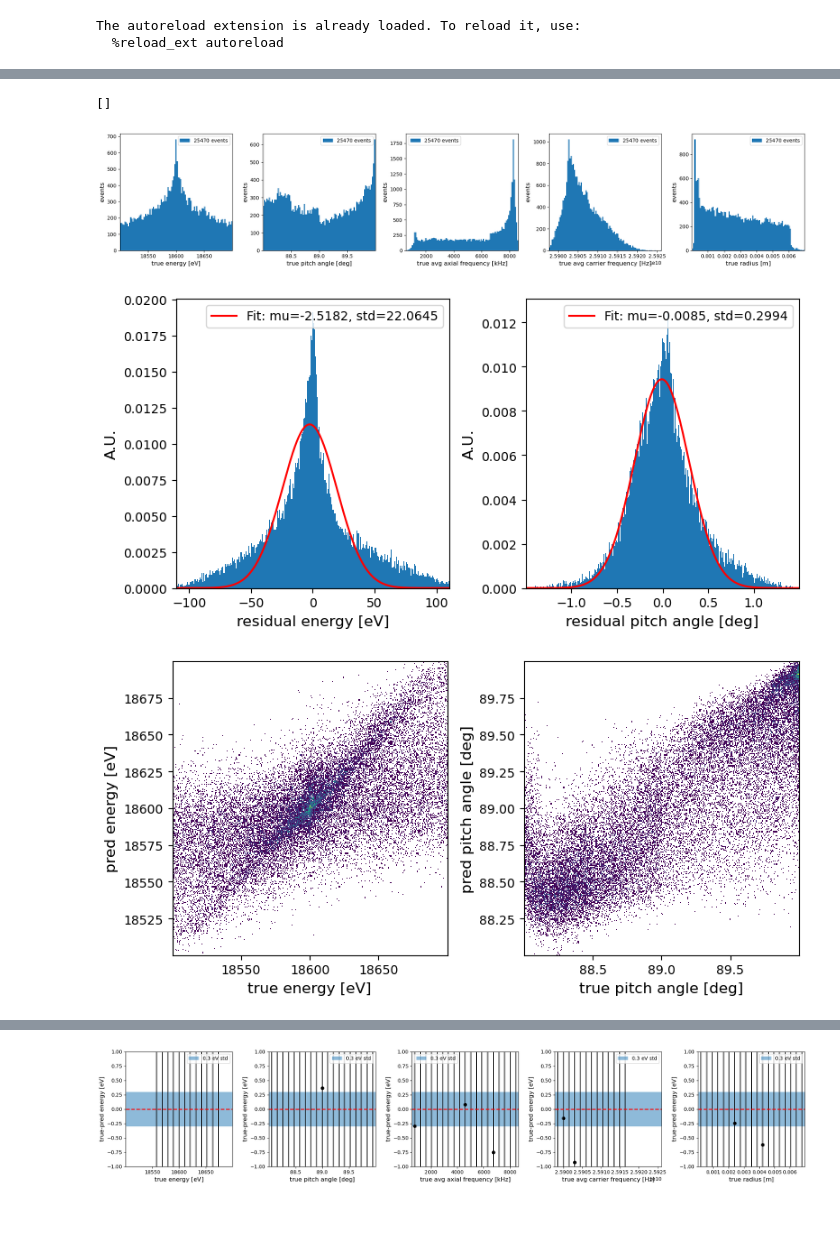
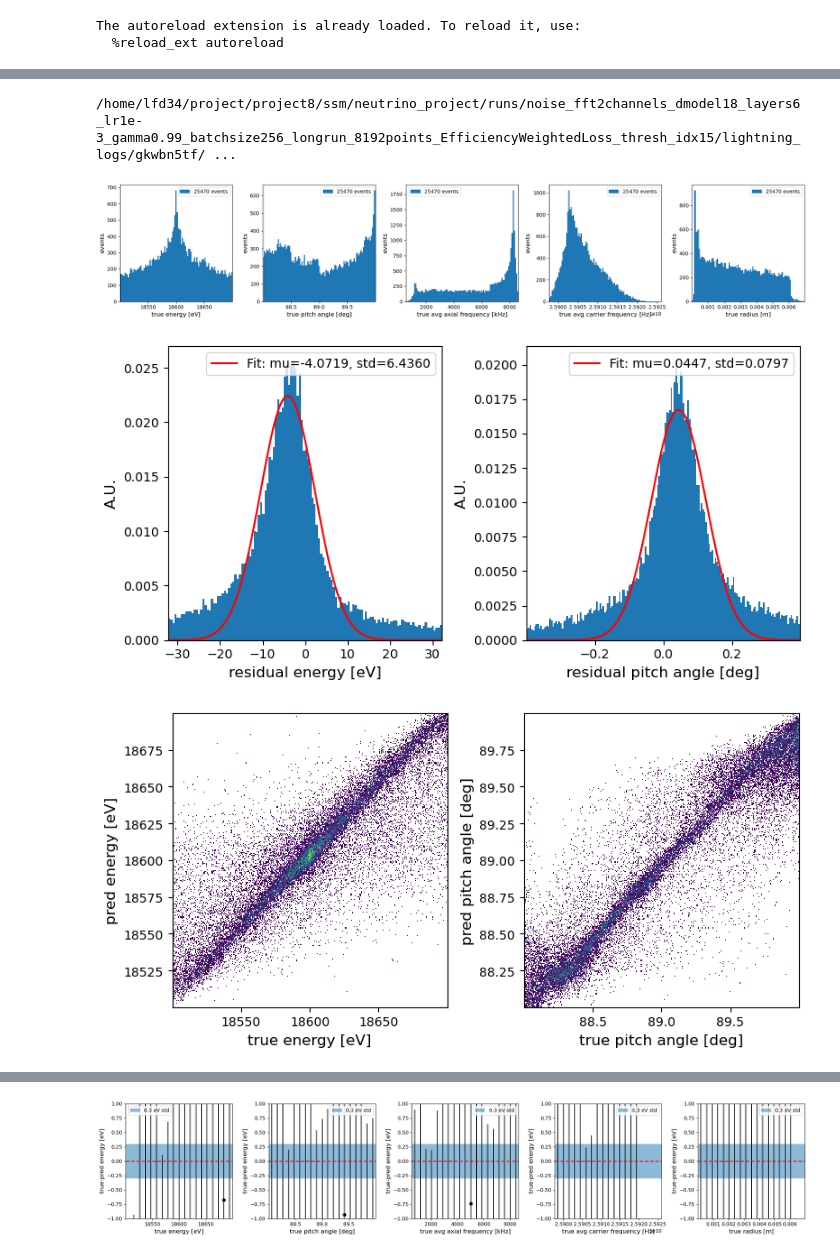
Before and after one commit to chreissel/neutrino_project, a Jupyter notebook: eval.ipynb, the cells around one changed output, grey strips where cells are left out. Cells and saved outputs as stored; diff of their text form; code cells hidden in the pictures; blank space fills up the shorter version.

Commit message:
added efficiency-weighted MSE loss

```diff
--- a/eval.ipynb
+++ b/eval.ipynb
@@ -14,5 +15,6 @@ import numpy as np
 The autoreload extension is already loaded. To reload it, use:
   %reload_ext autoreload
 # %%
-#CHECKPOINT = '/home/lfd34/project/project8/ssm/neutrino_project/runs/input_I__output_energy_pitch__d_model_18_layers_6_gamma0.75_normX/lightning_logs/sa65jmgl/checkpoints/last.ckpt'
-CHECKPOINT = '/home/lfd34/project/project8/ssm/neutrino_project/runs/noise_ts2channels_dmodel18_layers6_lr1e-3_gamma0.99/lightning_logs/ewvkwrnx/checkpoints/last.ckpt'
+path = '/home/lfd34/project/project8/ssm/neutrino_project/runs/noise_fft2channels_dmodel18_layers6_lr1e-3_gamma0.99_batchsize256_longrun_8192points_EfficiencyWeightedLoss_thresh_idx15/lightning_logs/gkwbn5tf'
+CHECKPOINT = os.path.join(path, 'checkpoints/last.ckpt')
+image_folder = os.path.join(path, 'results')
@@ -28,7 +36,7 @@ true = []
 pred = []
 meta = []
 
-for ts,var,obs in dataset.test_dataloader():
+for ts,var,obs, _ in dataset.test_dataloader():
     with torch.no_grad():
         pred.append(model(ts.to(device)).cpu().numpy())
         true.append(var.numpy())
@@ -45,9 +53,9 @@ meta = np.concatenate(meta, axis=0)
 pred_post = pred * dataset.stds + dataset.mu
 true_post = true * dataset.stds + dataset.mu
 # %%
-f = make_all_plots(dataset.variables, dataset.observables,true_post, pred_post, meta)
+f = make_all_plots(dataset.variables, dataset.observables,true_post, pred_post, meta, folder=image_folder, savefigs=True)
 # %% [output]
-[]
+/home/lfd34/project/project8/ssm/neutrino_project/runs/noise_fft2channels_dmodel18_layers6_lr1e-3_gamma0.99_batchsize256_longrun_8192points_EfficiencyWeightedLoss_thresh_idx15/lightning_logs/gkwbn5tf/ ...
 [figure]
-[figure, old version]
+[figure, new version]
-[figure, old version]
+[figure, new version]
@@ -55,4 +63,4 @@ f = make_all_plots(dataset.variables, dataset.observables,true_post, pred_post,
-[figure, old version]
+[figure, new version]
 [figure]
 # %%
 # true, pred: energy_eV, pitch_angle_deg
```
Also changed, not shown: parts of 10 cells of this notebook, 6 other files.
